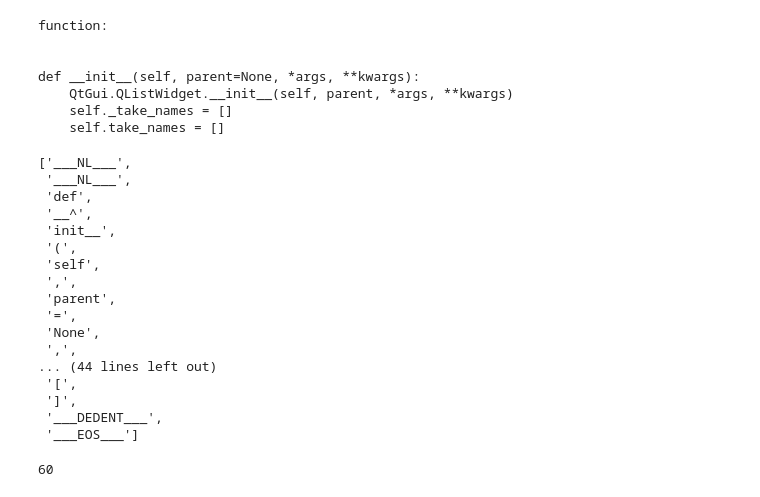
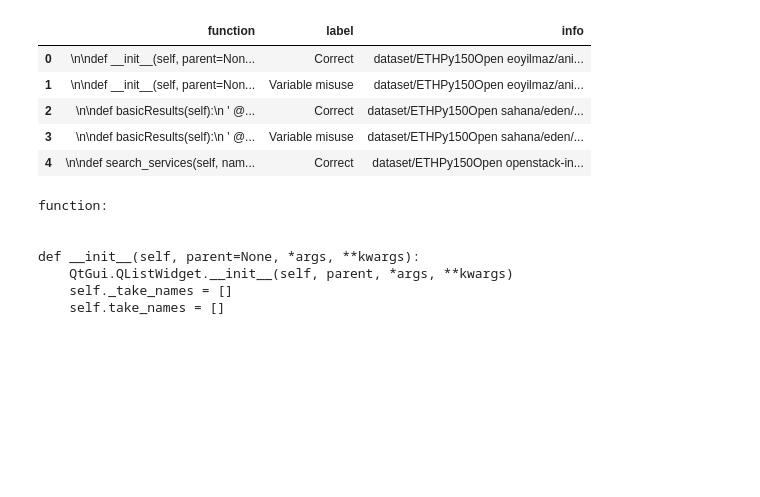
Before and after one commit to Jirigesi/attentionBias, a Jupyter notebook: test_tokenizer.ipynb, the cells around one changed output. Cells and saved outputs as stored; diff of their text form; code cells hidden in the pictures; blank space fills up the shorter version.

Commit message:
finish iterable dataset

```diff
--- a/test_tokenizer.ipynb
+++ b/test_tokenizer.ipynb
@@ -9,3 +10,12 @@ df = pd.read_json('data/variable_misuse/20200621_Python_variable_misuse_datasets
+# %%
+df.head()
+# %% [output]
+|  | function | label | info |
+| 0 | \n\ndef __init__(self, parent=Non... | Correct | dataset/ETHPy150Open eoyilmaz/ani... |
+| 1 | \n\ndef __init__(self, parent=Non... | Variable misuse | dataset/ETHPy150Open eoyilmaz/ani... |
+| 2 | \n\ndef basicResults(self):\n ' @... | Correct | dataset/ETHPy150Open sahana/eden/... |
+| 3 | \n\ndef basicResults(self):\n ' @... | Variable misuse | dataset/ETHPy150Open sahana/eden/... |
+| 4 | \n\ndef search_services(self, nam... | Correct | dataset/ETHPy150Open openstack-in... |
 # %%
 row = 0
 print("function:")
@@ -24,24 +31,0 @@ a_ = tokenizer.tokenize(code)
-# %%
-a_
-# %% [output]
-['___NL___',
- '___NL___',
- 'def',
- '__^',
- 'init__',
- '(',
- 'self',
- ',',
- 'parent',
- '=',
- 'None',
- ',',
-... (44 lines left out)
- '[',
- ']',
- '___DEDENT___',
- '___EOS___']
-# %%
-len(a_)
-# %% [output]
-60
```
Also changed, not shown: parts of 41 cells of this notebook, 2 other files.
